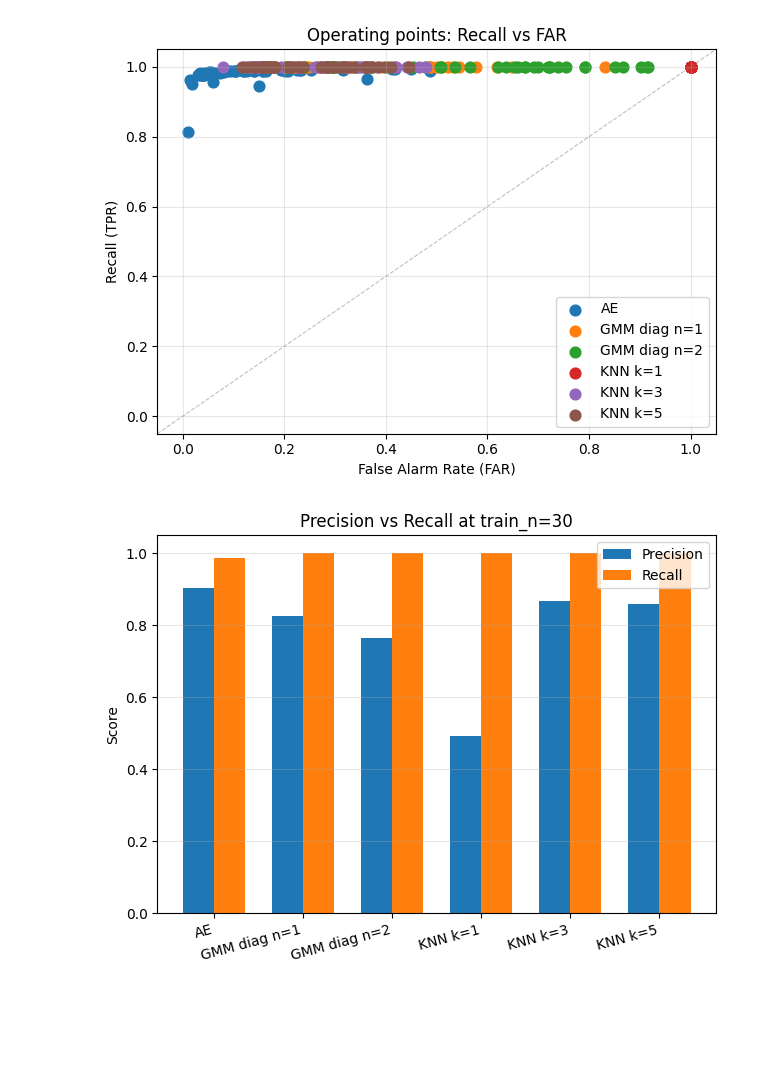
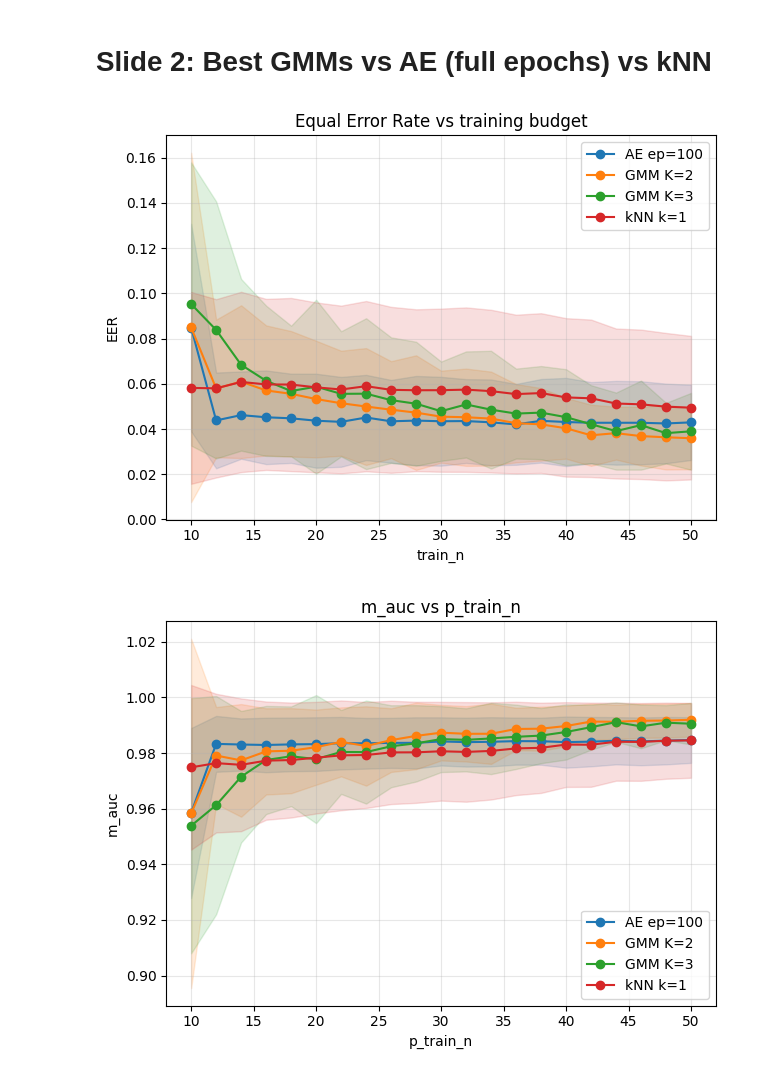
Before and after one commit to albertobasaglia/tinygmm-thesis, a Jupyter notebook: src/compare/plots.ipynb, the cells around one changed output. Cells and saved outputs as stored; diff of their text form; code cells hidden in the pictures; blank space fills up the shorter version.

```diff
--- a/src/compare/plots.ipynb
+++ b/src/compare/plots.ipynb
@@ -151,8 +31,16 @@ plot_lines(df, x="p_train_n", y="m_auprc", lines=final_lines)
-# %%
-plot_far_recall(df, lines=final_lines)
-# %% [output]
-[figure, removed]
-# %%
-plot_precision_recall_bar(df, train_n=30, lines=final_lines)
-# %% [output]
-[figure, removed]
+# %% [markdown]
+# Slide 2: Best GMMs vs AE (full epochs) vs kNN
+# %%
+compare_lines = [
+    ("AE ep=100",    {"p_adapter": "AutoencoderAdapter", "p_epochs": 100}),
+    ("GMM K=2",      {"p_adapter": "GMMAdapter", "p_n_components": 2, "p_covariance_type": "diag"}),
+    ("GMM K=3",      {"p_adapter": "GMMAdapter", "p_n_components": 3, "p_covariance_type": "diag"}),
+    ("kNN k=1",      {"p_adapter": "KNNAdapter", "p_k": 1}),
+]
+
+plot_eer(df, lines=compare_lines)
+plot_lines(df, x="p_train_n", y="m_auc", lines=compare_lines)
+plot_f1(df, lines=compare_lines)
+# %% [output]
+[figure, added]
+[figure, added]
```
Also changed, not shown: parts of 23 cells of this notebook, 3 other files.
